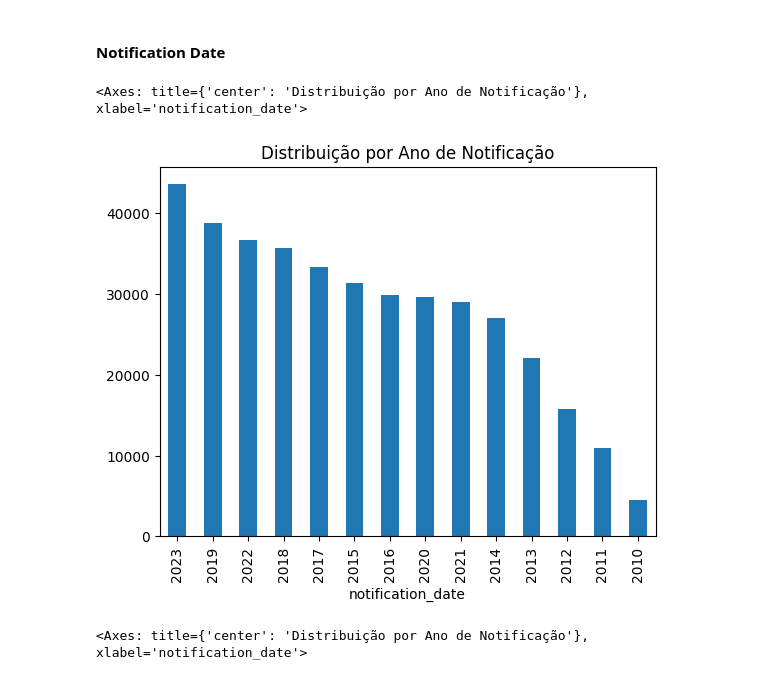
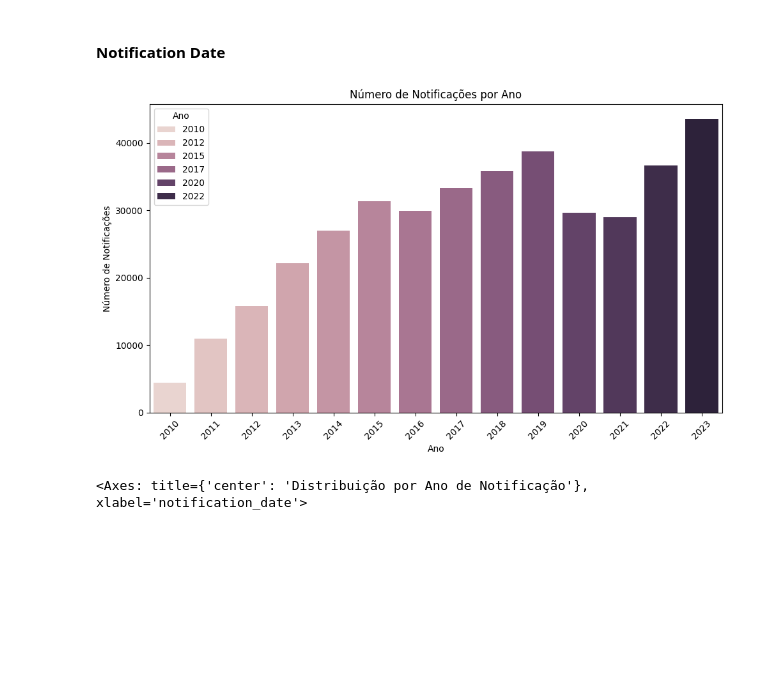
Before and after one commit to gribeiros/TCC-MBA, a Jupyter notebook: notebooks/main_violencia_mulheres_ses.ipynb, the cells around one changed output. Cells and saved outputs as stored; diff of their text form; code cells hidden in the pictures; blank space fills up the shorter version.

Commit message:
add new graphics

```diff
--- a/notebooks/main_violencia_mulheres_ses.ipynb
+++ b/notebooks/main_violencia_mulheres_ses.ipynb
@@ -213,11 +212,31 @@ plt.show()
 [figure]
 # %% [markdown]
 #### Notification Date
-# %%
-main['notification_date'].dt.year.value_counts().plot(kind='bar', title='Distribuição por Ano de Notificação')
-# %% [output]
-<Axes: title={'center': 'Distribuição por Ano de Notificação'}, xlabel='notification_date'>
-[figure, removed]
+# %%
+yearly_counts = main['notification_date'].dt.year.value_counts().sort_index()
+
+# Criação do DataFrame auxiliar para facilitar a plotagem com o seaborn
+yearly_counts_df = yearly_counts.reset_index()
+yearly_counts_df.columns = ['Ano', 'Número de Notificações']
+
+plt.figure(figsize=(10, 6))
+
+# Usando uma paleta agradável ('crest' é ótima para esse tipo de dado)
+sns.barplot(
+    data=yearly_counts_df,
+    x='Ano',
+    y='Número de Notificações',
+    hue='Ano'
+)
+
+plt.title('Número de Notificações por Ano')
+plt.xlabel('Ano')
+plt.ylabel('Número de Notificações')
+plt.xticks(rotation=45)
+plt.tight_layout()
+plt.show()
+# %% [output]
+[figure, added]
 # %%
 main['notification_date'].dt.month.value_counts().plot(kind='bar', title='Distribuição por Ano de Notificação')
 
```
Also changed, not shown: parts of 12 cells of this notebook.
